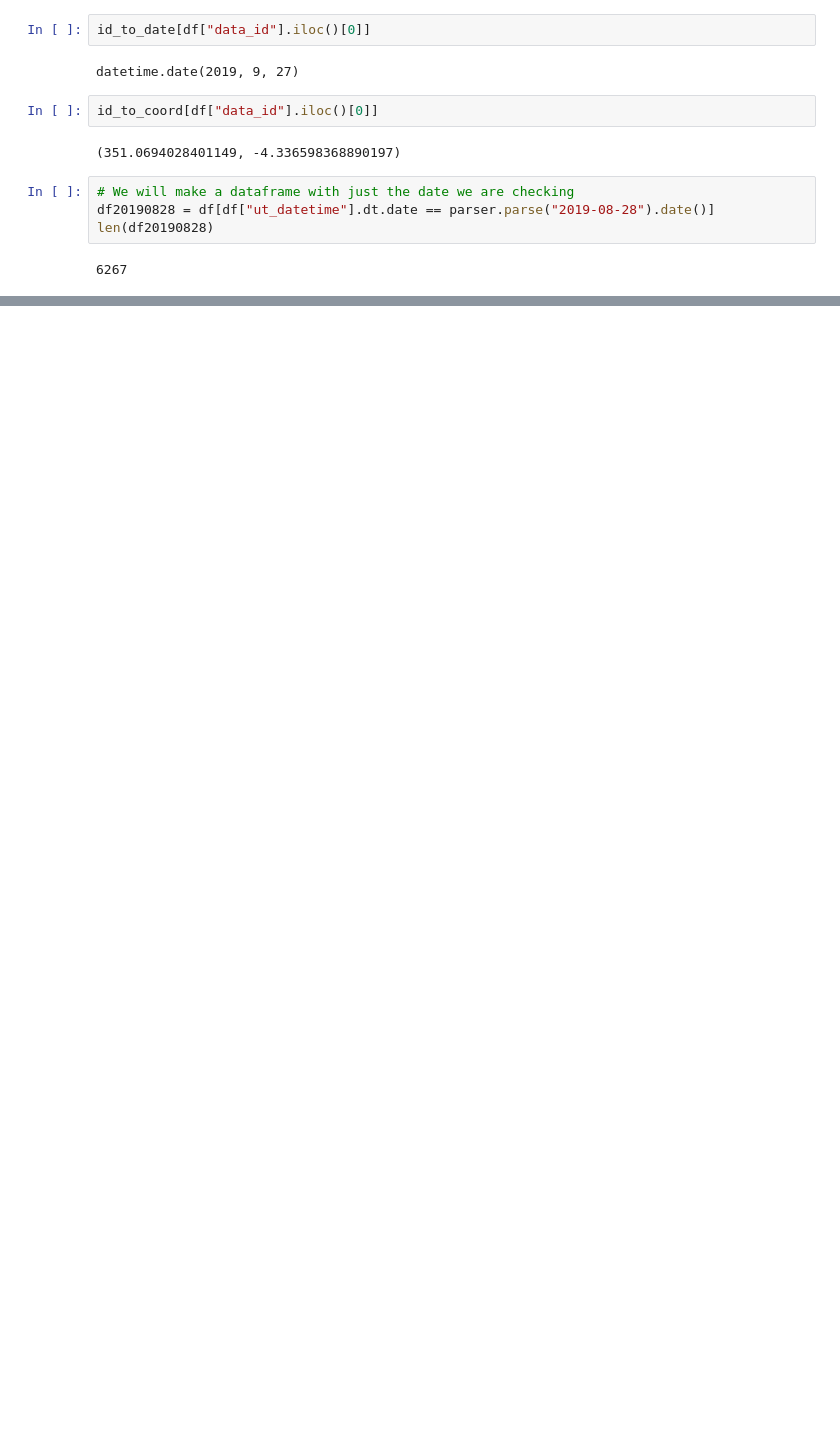
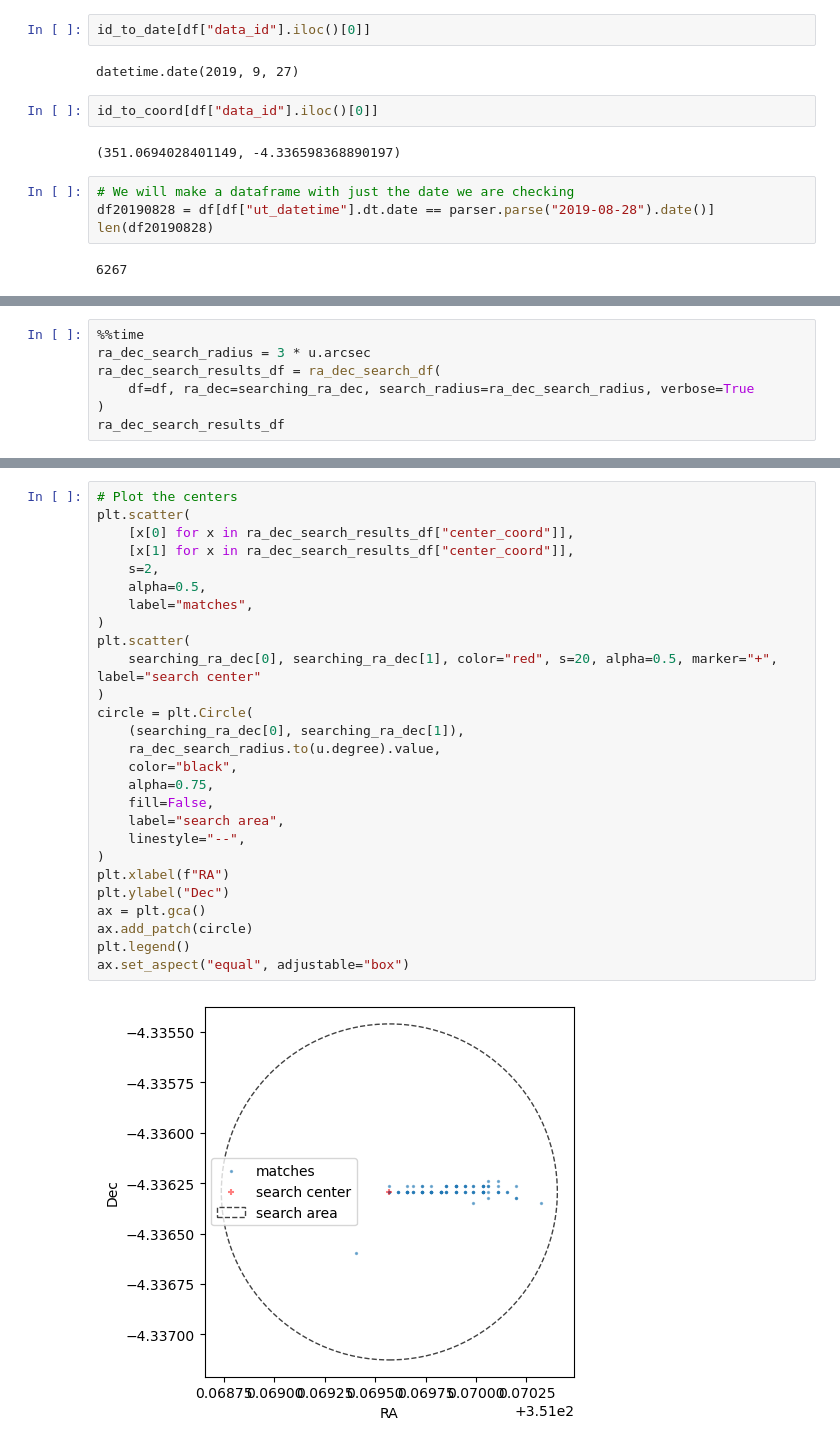
Before and after one commit to dirac-institute/kbmod, a Jupyter notebook: notebooks/region_search/Region Searching Workbook.ipynb, the cells around one changed output, grey strips where cells are left out. Drawn from its saved outputs; the diff is of its cells as text; blank space fills up the shorter version.

```diff
--- a/notebooks/region_search/Region Searching Workbook.ipynb
+++ b/notebooks/region_search/Region Searching Workbook.ipynb
@@ -1164,0 +1306,7 @@ def ra_dec_search_overlapping_sets(df, overlapping_sets):
+# %%
+%%time
+ra_dec_search_radius = 3 * u.arcsec
+ra_dec_search_results_df = ra_dec_search_df(
+    df=df, ra_dec=searching_ra_dec, search_radius=ra_dec_search_radius, verbose=True
+)
+ra_dec_search_results_df
@@ -1164,0 +1330,29 @@ def ra_dec_search_overlapping_sets(df, overlapping_sets):
+# %%
+# Plot the centers
+plt.scatter(
+    [x[0] for x in ra_dec_search_results_df["center_coord"]],
+    [x[1] for x in ra_dec_search_results_df["center_coord"]],
+    s=2,
+    alpha=0.5,
+    label="matches",
+)
+plt.scatter(
+    searching_ra_dec[0], searching_ra_dec[1], color="red", s=20, alpha=0.5, marker="+", label="search center"
+)
+circle = plt.Circle(
+    (searching_ra_dec[0], searching_ra_dec[1]),
+    ra_dec_search_radius.to(u.degree).value,
+    color="black",
+    alpha=0.75,
+    fill=False,
+    label="search area",
+    linestyle="--",
+)
+plt.xlabel(f"RA")
+plt.ylabel("Dec")
+ax = plt.gca()
+ax.add_patch(circle)
+plt.legend()
+ax.set_aspect("equal", adjustable="box")
+# %% [output]
+[figure, added]
```
Also changed, not shown: parts of 35 cells of this notebook.
